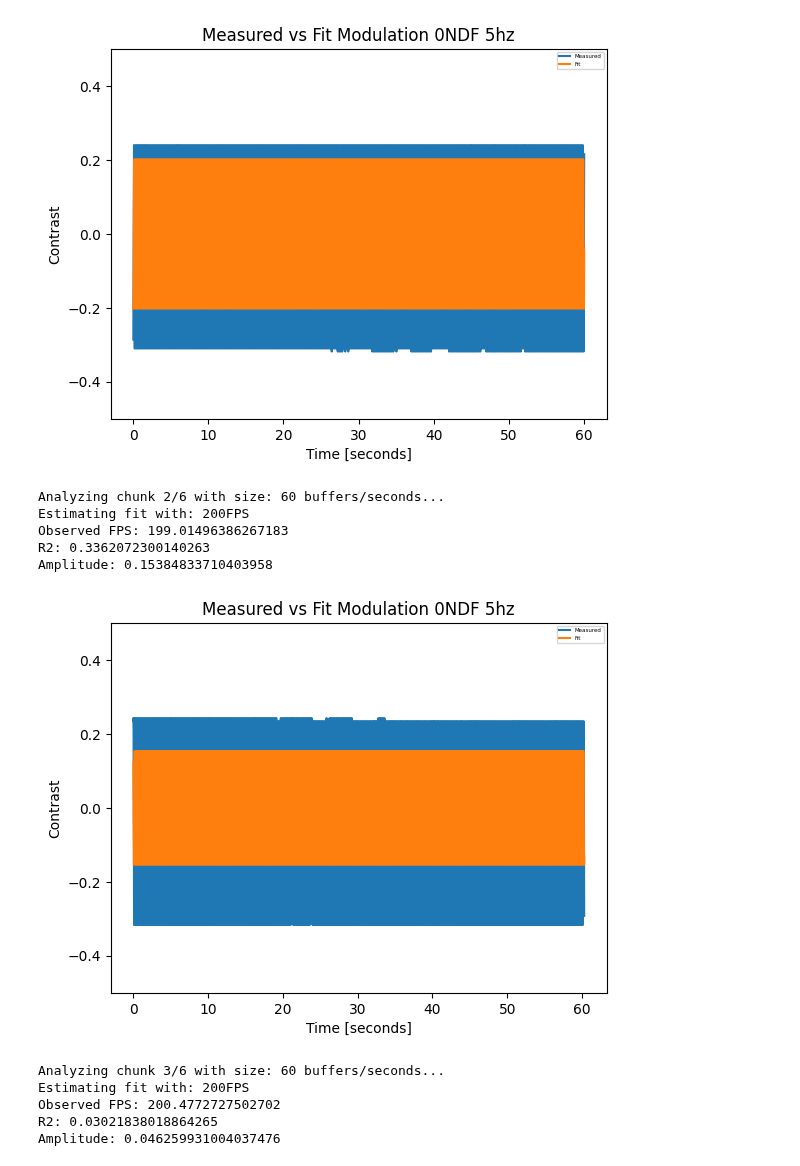
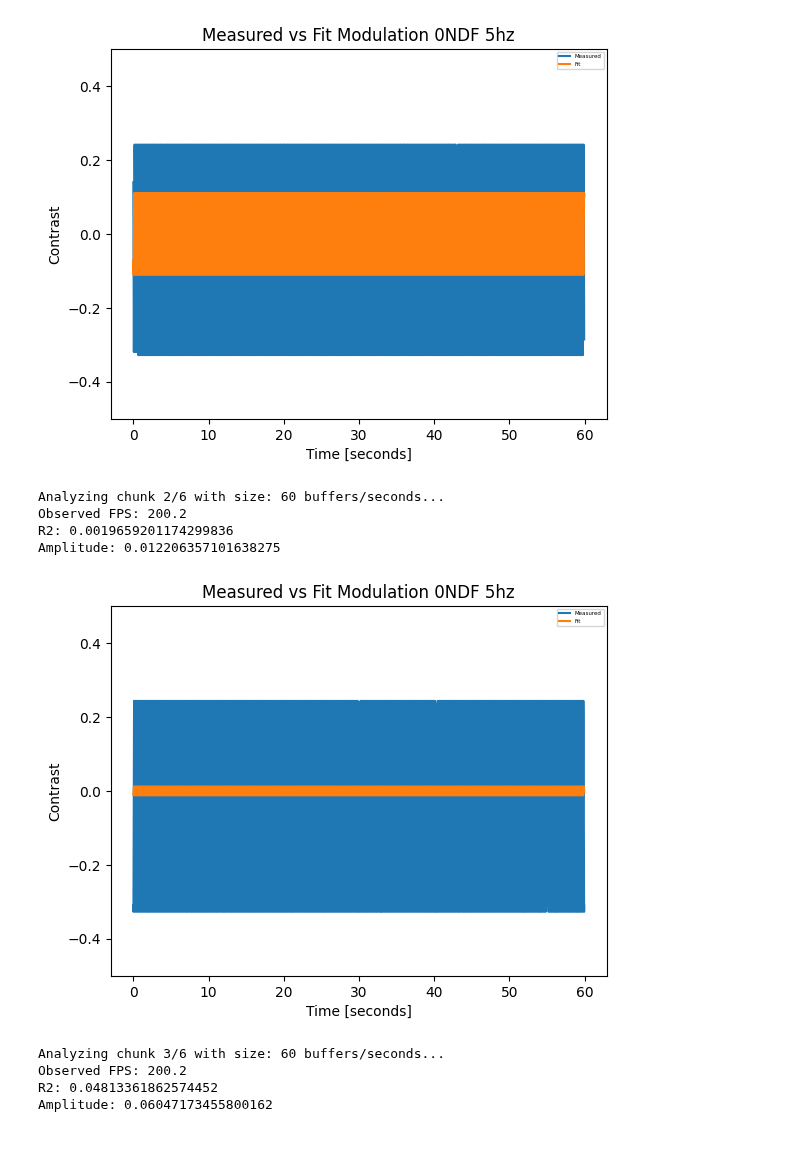
Before and after one commit to gkaguirrelab/combiExperiments, a Jupyter notebook: code/lightLogger/raspberry_pi_firmware/testing.ipynb, the cells around one changed output. Saved outputs shown, nothing was run; the diff lists cells and outputs as text; code cells hidden in the pictures.

```diff
--- a/code/lightLogger/raspberry_pi_firmware/testing.ipynb
+++ b/code/lightLogger/raspberry_pi_firmware/testing.ipynb
@@ -10,7 +15,7 @@ import importlib
 # %%
 # Define macro information about where to find the directories/files for all of the data
 path_to_ssd: str = '/Volumes/EXTERNAL1'
-experiment_name: str = '5min_5hz_0NDF'
+experiment_name: str = 'frameCaptureTime_5hz_0NDF'
 frequency: float = 5
 NDF: int = 0
 # %%
@@ -23,0 +32,24 @@ assert(all(os.path.exists(path) == True for path in [world_cam_dir, pupil_cam_di
+# %%
+fig, axes = plt.subplots(3,1)
+
+# First, plot the difference between the start capture times
+axes[0].set_title('Frame Start Capture Time')
+axes[0].set_xlabel('Frame Number')
+axes[0].set_ylabel('Time [seconds]')
+axes[0].plot(np.abs(np.diff(frame_timings_df['Begin'])))
+
+# Then, plot the difference between the end capture times
+axes[1].set_title('Frame End Capture Time')
+axes[1].set_xlabel('Frame Number')
+axes[1].set_ylabel('Time [seconds]')
+axes[1].plot(np.abs(np.diff(frame_timings_df['End'])))
+
+# Then, plot the differences betweeen the start and end
+axes[2].set_title('Frame Elapsed Capture Time')
+axes[2].set_xlabel('Frame Number')
+axes[2].set_ylabel('Time [seconds]')
+axes[2].plot(frame_timings_df['End'] - frame_timings_df['Begin'])
+
+plt.subplots_adjust(hspace=1)
+
+plt.show()
@@ -42,7 +97,7 @@ importlib.reload(Camera_util)
 # Define the chunksize of time to analyze at a given time
 chunk_seconds: int = 60 # Look at one minute chunks
 
-# Load in the paths to the 1-second buffer files
+# Load in the paths20 to the 1-second buffer files
 buffer_files: list = [os.path.join(world_cam_dir, file)
                      for file in natsorted(os.listdir(world_cam_dir))]
 
@@ -70,8 +125,8 @@ for chunk_idx, chunk in enumerate(chunks):
     fig, ax = plt.subplots(1,1)
 
     # Fit the modulation for this chunk (without plotting)
-    print(f'Estimating fit with: {recorder.CAM_FPS}FPS')
-    ret_info: tuple = Camera_util.fit_source_modulation(chunk_frames, str(NDF), frequency, ax=ax, fps_guess=200, fps_guess_increment=(-1.5,1.5))
+    #print(f'Estimating fit with: {recorder.CAM_FPS}FPS')
+    ret_info: tuple = Camera_util.fit_source_modulation(chunk_frames, str(NDF), frequency, ax=ax, fps_guess=200.2, fps_guess_increment=(0,0))
 
     # Retrieve the amplitude and phase for the fit
     amplitude, phase, observed_fps = ret_info[:3]
@@ -100,12 +154,10 @@ Amplitude: 0.20210199788395858
-[figure, old version]
+[figure, new version]
 Analyzing chunk 2/6 with size: 60 buffers/seconds...
-Estimating fit with: 200FPS
-Observed FPS: 199.01496386267183
-R2: 0.3362072300140263
-Amplitude: 0.15384833710403958
+Observed FPS: 200.2
+R2: 0.0019659201174299836
+Amplitude: 0.012206357101638275
-[figure, old version]
+[figure, new version]
 Analyzing chunk 3/6 with size: 60 buffers/seconds...
-Estimating fit with: 200FPS
-Observed FPS: 200.4772727502702
-R2: 0.03021838018864265
-Amplitude: 0.046259931004037476
+Observed FPS: 200.2
+R2: 0.04813361862574452
+Amplitude: 0.06047173455800162
```
Also changed, not shown: parts of 11 cells of this notebook, 4 other files.
